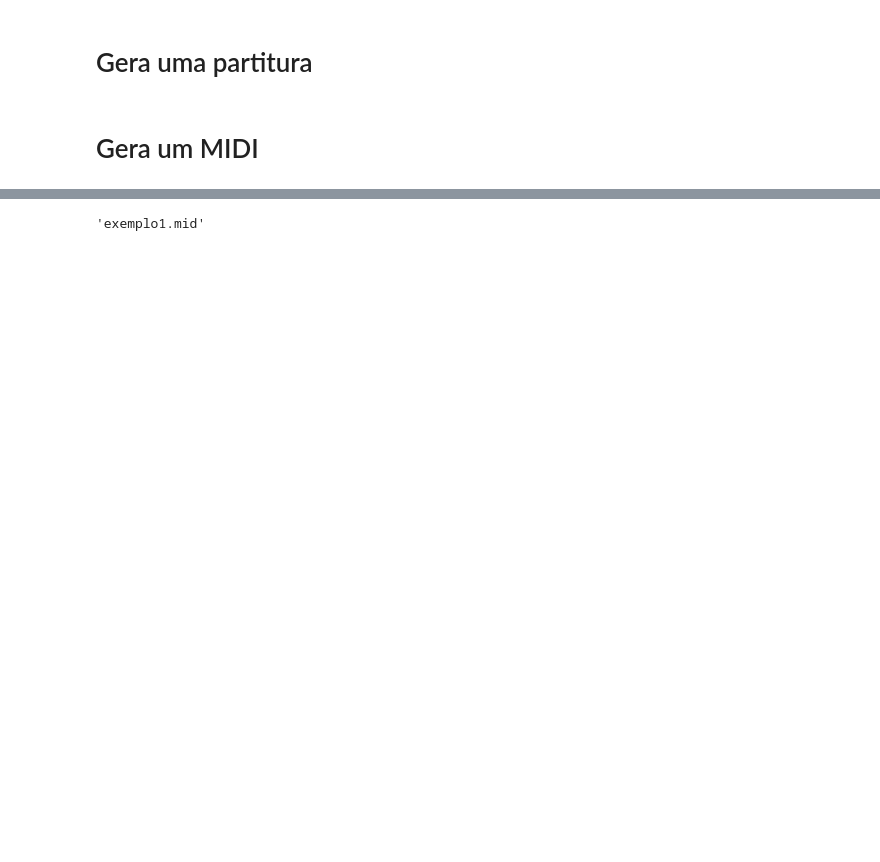
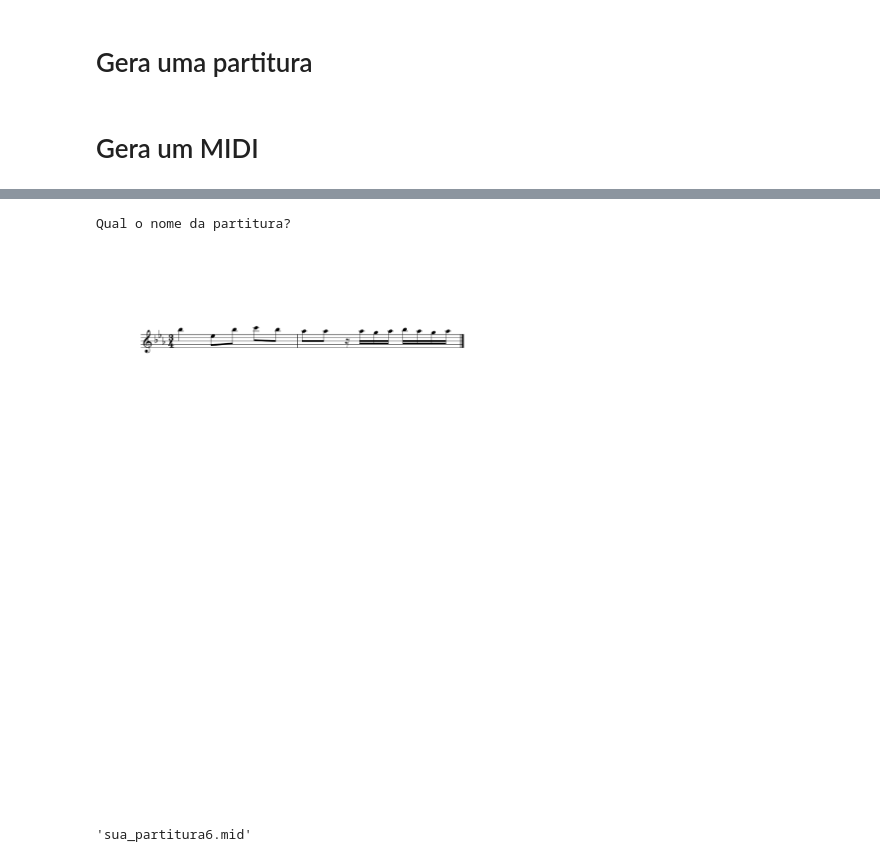
Before and after one commit to MateusViotto/Reconhecimento-Optico-de-Musica-OMR, a Jupyter notebook: notebook PT-BR.ipynb, the cells around one changed output, grey strips where cells are left out. Cells and saved outputs as stored; diff of their text form; code cells hidden in the pictures; blank space fills up the shorter version.

```diff
--- a/notebook PT-BR.ipynb
+++ b/notebook PT-BR.ipynb
@@ -712,23 +675,0 @@ TypeError: Cannot convert num: quarter
-# %%
-from music21 import stream, note, meter
-
-# Cria um objeto Stream para representar a partitura
-partitura = stream.Score()
-
-# Adiciona um compasso à partitura
-compasso = stream.Part()
-partitura.append(compasso)
-
-# Adiciona notas ao compasso
-notas = ['Bb4', 'D#4', 'E#4', 'F#4', 'G#4', 'A#4', 'B#4', 'C#4']
-for nota in notas:
-    nota_obj = note.Note(nota, quarterLength=1)
-    compasso.append(nota_obj)
-
-# Define o metro (4/4 neste exemplo)
-compasso.append(meter.TimeSignature('4/4'))
-
-# Salva a partitura em um arquivo em formato MIDI
-partitura.write('midi', 'exemplo1.mid')
-# %% [output]
-'exemplo1.mid'
@@ -734,0 +781,25 @@ partitura.write('midi', 'exemplo1.mid')
+# %%
+# Lista de elementos fornecida
+elements_list = ['clef-G2', 'keySignature-EbM', 'timeSignature-3/4','note-Bb5_quarter','note-Eb5_eighth','note-Bb5_eighth',
+                 'note-C6_eighth','note-Bb5_eighth','barline', 'note-Ab5_eighth','note-Ab5_eighth','rest-sixteenth', 'note-Ab5_sixteenth',
+                 'note-G5_sixteenth','note-Ab5_sixteenth','note-Bb5_sixteenth','note-Ab5_sixteenth','note-G5_sixteenth',
+                 'note-Ab5_sixteenth']
+
+elements_list2 = ['clef-G2', 'keySignature-EbM', 'timeSignature-3/4','note-Bb5_quarter','note-Eb5_eighth','note-Bb5_eighth',
+                 'note-C6_eighth','note-Bb5_eighth','barline', 'note-Ab5_eighth','note-Ab5_eighth','rest-sixteenth', 'note-Ab5_sixteenth',
+                 'note-G5_sixteenth','note-Ab5_sixteenth','note-Bb5_sixteenth','note-Ab5_sixteenth','note-G5_sixteenth',
+                 'note-Ab5_sixteenth']
+
+titulo = input('Qual o nome da partitura? ')
+
+# Cria a partitura
+score = criar_partitura(elements_list, assinaturas_clave, duracoes_musicais, titulo)
+
+# Mostra a partitura
+score.show()
+
+score.write('midi', fp='sua_partitura6.mid')
+# %% [output]
+Qual o nome da partitura?
+[figure, added]
+'sua_partitura6.mid'
```
Also changed, not shown: parts of 7 cells of this notebook, 6 other files.
